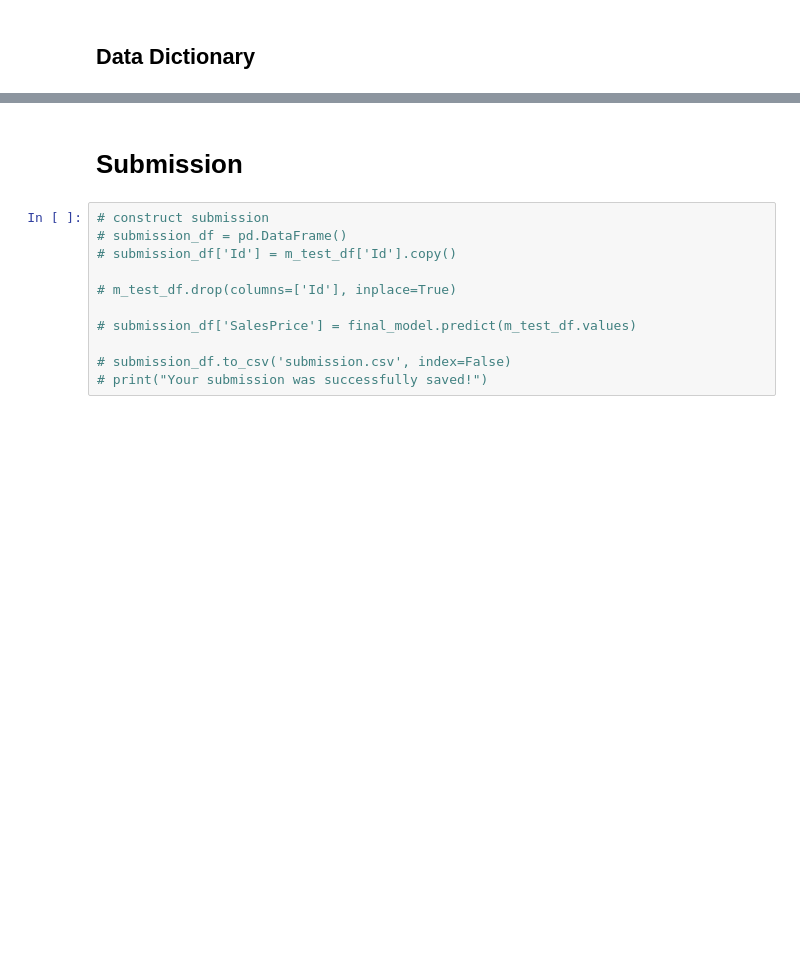
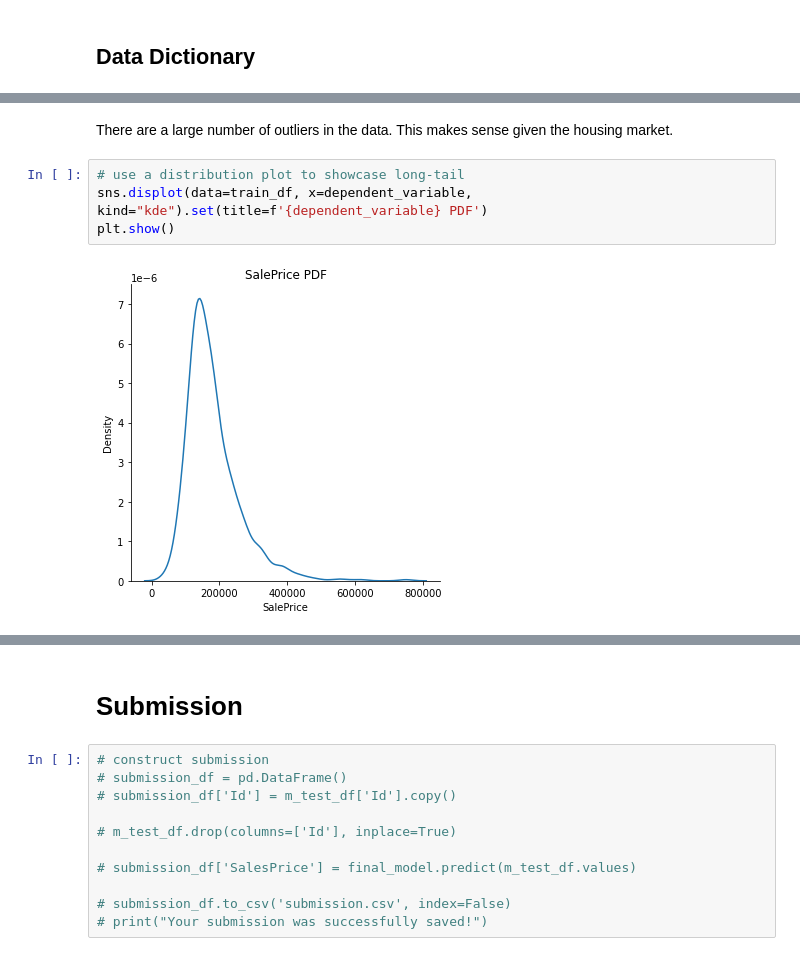
Before and after one commit to levimjoseph/kaggle-public, a Jupyter notebook: house-prices-levimjoseph.ipynb, the cells around one changed output, grey strips where cells are left out. Cells and saved outputs as stored; diff of their text form; blank space fills up the shorter version.

```diff
--- a/house-prices-levimjoseph.ipynb
+++ b/house-prices-levimjoseph.ipynb
@@ -53,0 +121,8 @@ with open('../input/house-prices-advanced-regression-techniques/data_description
+# %% [markdown]
+There are a large number of outliers in the data. This makes sense given the housing market.
+# %%
+# use a distribution plot to showcase long-tail
+sns.displot(data=train_df, x=dependent_variable, kind="kde").set(title=f'{dependent_variable} PDF')
+plt.show()
+# %% [output]
+[figure, added]
```
Also changed, not shown: parts of 22 cells of this notebook.
